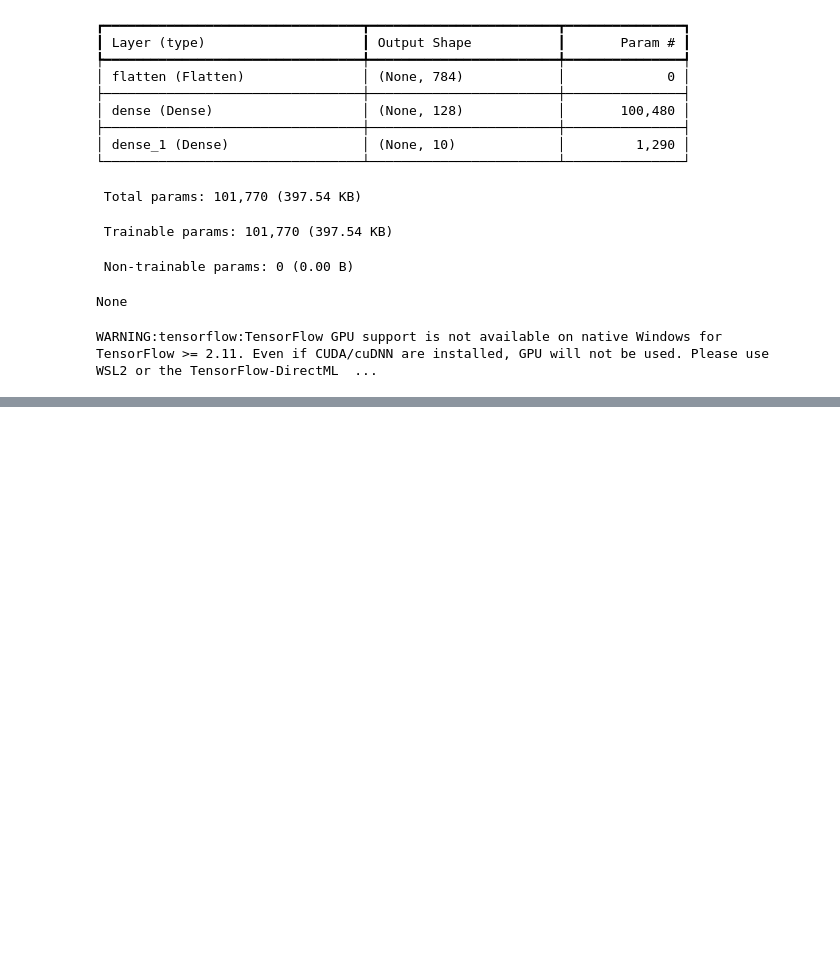
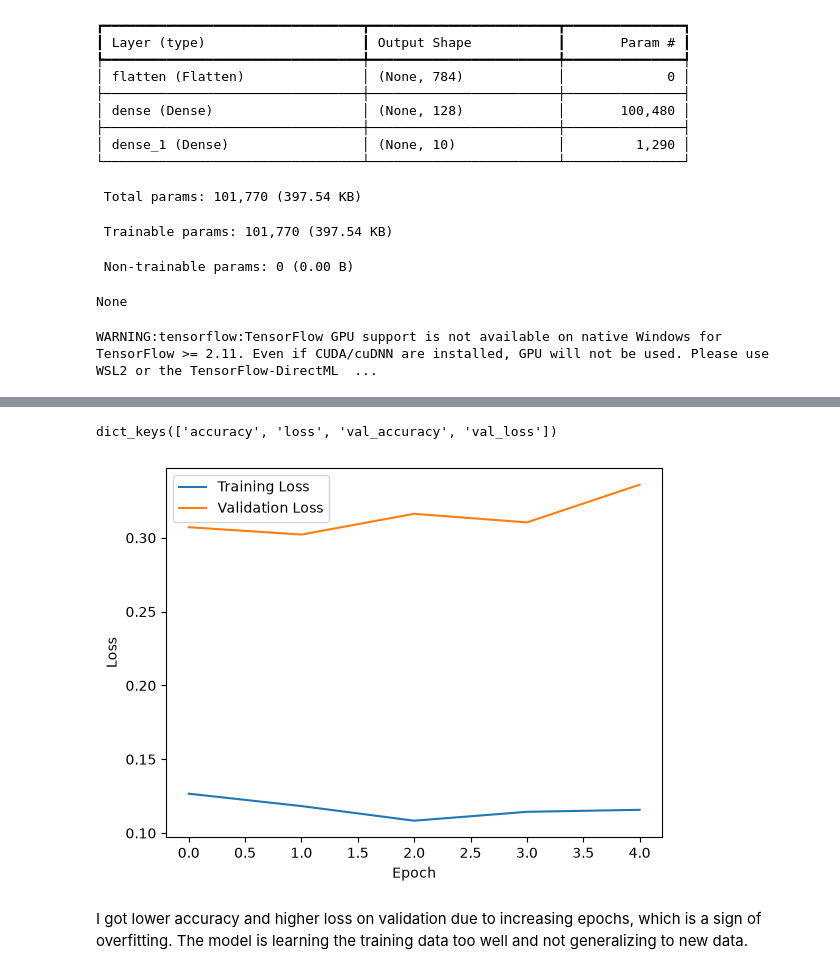
Before and after one commit to mazizbahoo/Python, a Jupyter notebook: deeplearning/tensorflow_intro.ipynb, the cells around one changed output, grey strips where cells are left out. Drawn from its saved outputs; the diff is of its cells as text; code cells hidden in the pictures; blank space fills up the shorter version.

```diff
--- a/deeplearning/tensorflow_intro.ipynb
+++ b/deeplearning/tensorflow_intro.ipynb
@@ -64,0 +124,14 @@ WARNING:tensorflow:TensorFlow GPU support is not available on native Windows for
+# %%
+# Plotting
+print(history.history.keys())
+plt.plot(history.history['loss'], label="Training Loss")
+plt.plot(history.history['val_loss'], label="Validation Loss")
+plt.xlabel("Epoch")
+plt.ylabel("Loss")
+plt.legend()
+plt.show()
+# %% [output]
+dict_keys(['accuracy', 'loss', 'val_accuracy', 'val_loss'])
+[figure, added]
+# %% [markdown]
+I got lower accuracy and higher loss on validation due to increasing epochs, which is a sign of overfitting. The model is learning the training data too well and not generalizing to new data.
```
Also changed, not shown: parts of 7 cells of this notebook.
